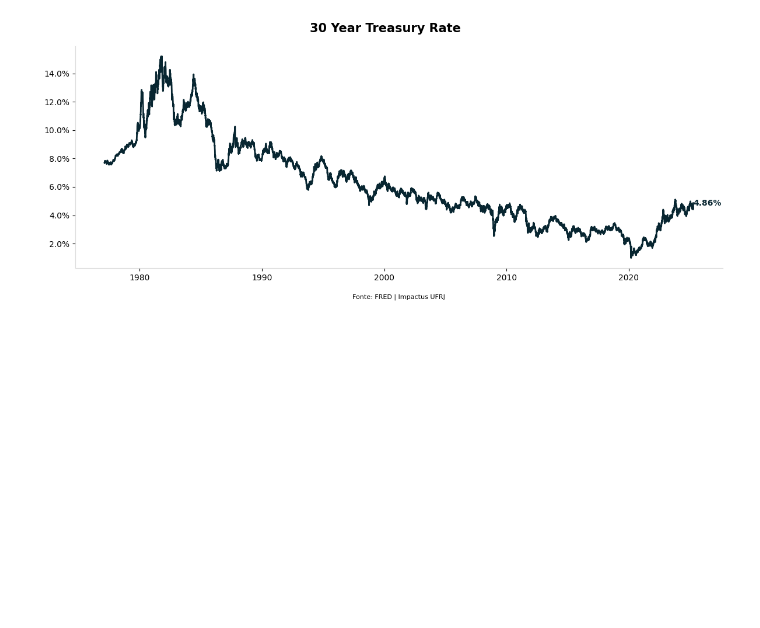
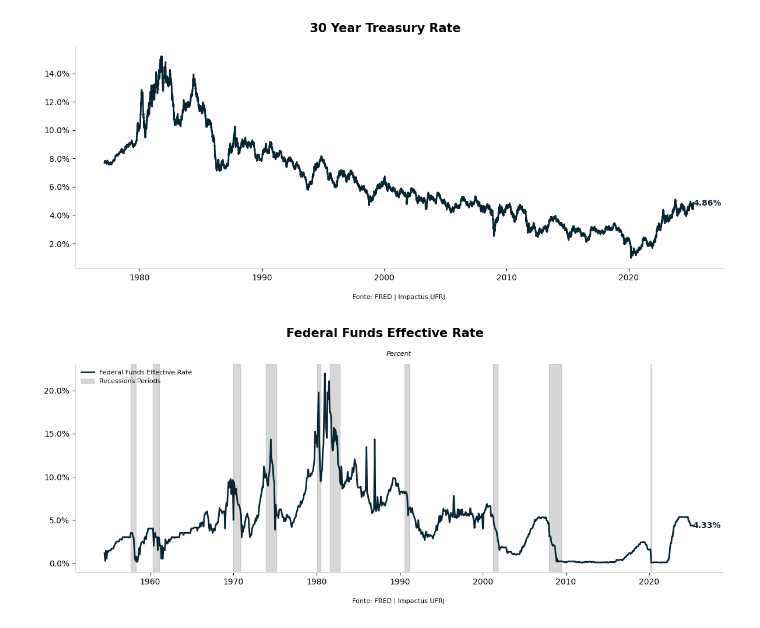
Before and after one commit to Joao-Henrique-Q/Impactus_Python_Scripts, a Jupyter notebook: Juros_e_afins.ipynb, the cells around one changed output. Cells and saved outputs as stored; diff of their text form; code cells hidden in the pictures; blank space fills up the shorter version.

```diff
--- a/Juros_e_afins.ipynb
+++ b/Juros_e_afins.ipynb
@@ -186,3 +186,42 @@ graf_30yr = plot_juros(yield30, "30 Year Treasury Rate")
 plt.show(graf_30yr)
 # %% [output]
 [figure]
+# %%
+ffr = fred.get_series("DFF")
+federal_funds_rate = pd.DataFrame()
+federal_funds_rate["Effective rates"] = pd.DataFrame(ffr/100)
+federal_funds_rate = federal_funds_rate.resample("MS").first()
+federal_funds_rate = federal_funds_rate.tail(850)
+
+r = fred.get_series("USRECD")
+recessions = pd.DataFrame(r, columns=["USRECD"])
+recessao_mensal = recessions.resample('MS').first()
+recessao_mensal = recessao_mensal.tail(850)
+
+
+graf_ffr, ax = plt.subplots(figsize=(12,5))
+
+ax.plot(federal_funds_rate.index, federal_funds_rate["Effective rates"], color="#082631", lw=2, label="Federal Funds Effective Rate")
+ax.fill_between(recessao_mensal.index, 0, 1, where=recessao_mensal["USRECD"] == 1, color='gray', alpha=0.3, transform=ax.get_xaxis_transform(), label='Recession Periods')
+ax.set_title("Percent", fontsize=8, style='italic', pad=10)
+graf_ffr.suptitle("Federal Funds Effective Rate", fontsize=15, fontweight='bold')
+ax.legend(loc="upper left", fontsize=8, frameon=False)
+ax.spines["top"].set_visible(False)
+ax.spines["right"].set_visible(False)
+ax.spines["left"].set_color('#d9d9d9')
+ax.spines["bottom"].set_color('#d9d9d9')
+
+ultimo_valor =federal_funds_rate['Effective rates'].iloc[-1]
+ultimo_indice = federal_funds_rate.index[-1]
+ax.text(ultimo_indice, ultimo_valor,
+        f'{ultimo_valor:.2%}',
+        fontsize=10, fontweight='bold',
+        color='#082631', ha='left', va='center')
+
+ax.yaxis.set_major_formatter(mtick.PercentFormatter(xmax=1.0))
+ax.set_xlabel("Fonte: FRED | Impactus UFRJ", fontsize=8, labelpad=15)
+plt.tight_layout()
+
+plt.show(graf_ffr)
+# %% [output]
+[figure, added]
```
